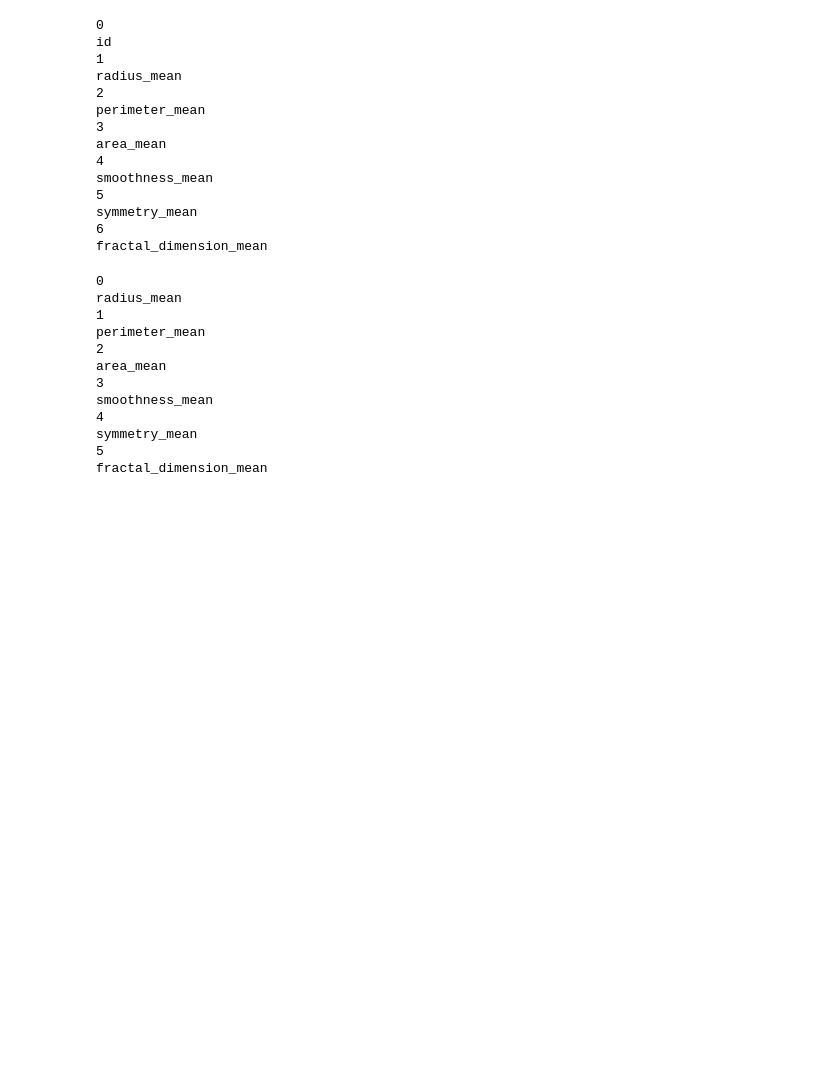
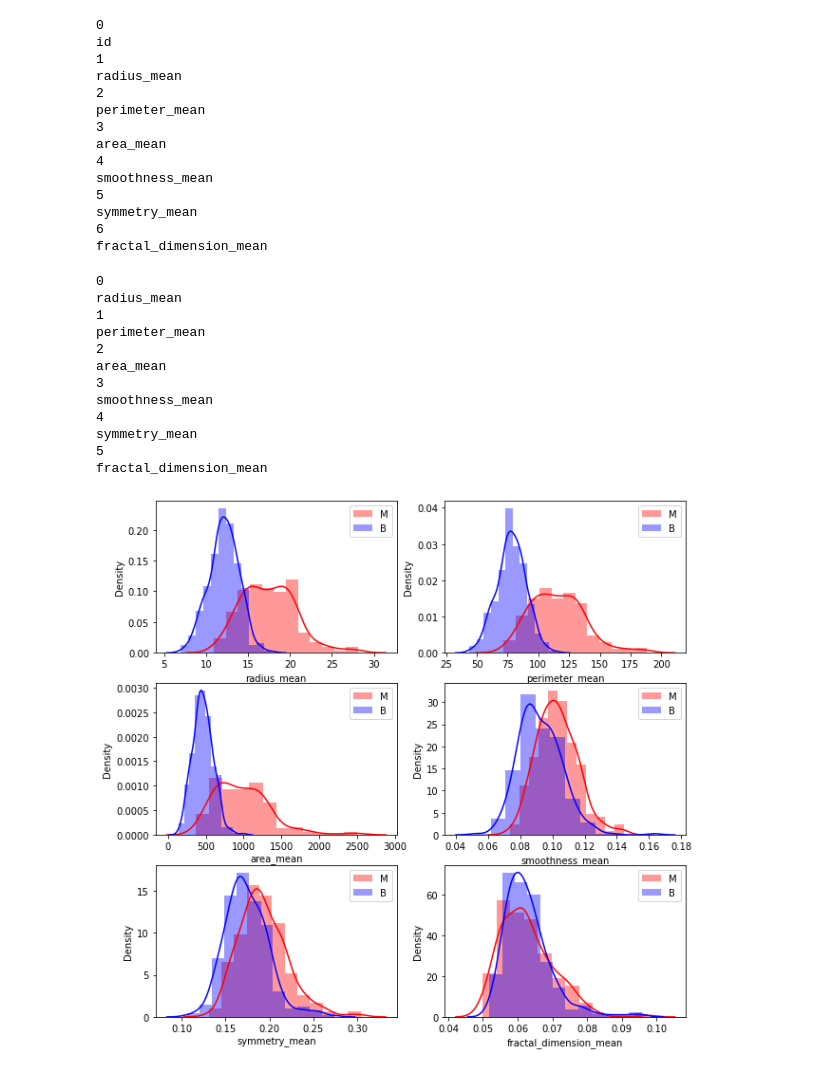
Before and after one commit to lellabhaskar/Tejasvini, a Jupyter notebook: 1p_Welcome_DS.ipynb, the cells around one changed output. Drawn from its saved outputs; the diff is of its cells as text; code cells hidden in the pictures; blank space fills up the shorter version.

```diff
--- a/1p_Welcome_DS.ipynb
+++ b/1p_Welcome_DS.ipynb
@@ -428,3 +428,17 @@ smoothness_mean
 symmetry_mean
 5
 fractal_dimension_mean
+# %%
+bins =12
+plt.figure(figsize=(10,10))
+for i,feature in enumerate(inputs_small_one.columns):
+  rows=3
+  cols=2
+  plt.subplot(rows,cols,i+1)
+  sns.distplot(data[data['diagnosis']=='M'][feature],bins=bins,color='red',label='M')
+  sns.distplot(data[data['diagnosis']=='B'][feature],bins=bins,color='blue',label='B')
+  plt.legend()
+
+plt.show()
+# %% [output]
+[figure, added]
```
Also changed, not shown: parts of 3 cells of this notebook.
